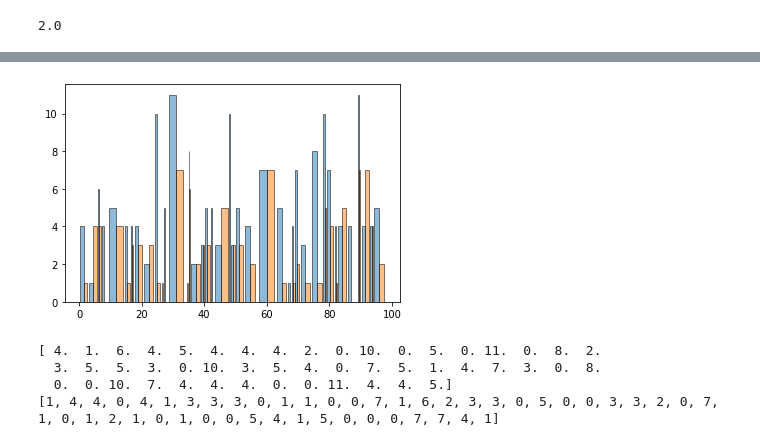
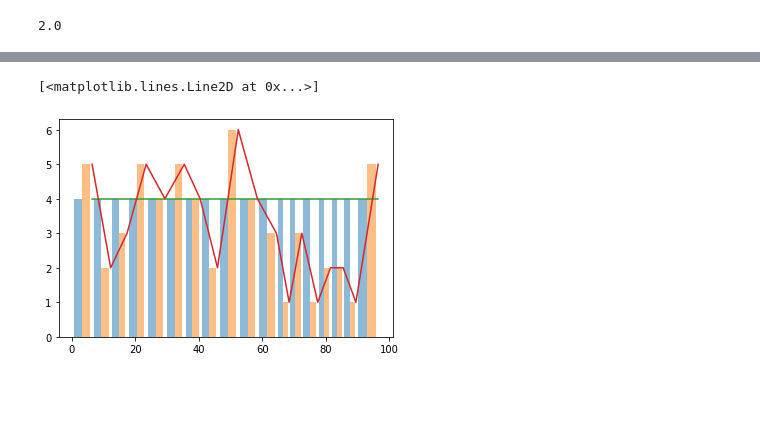
Before and after one commit to delftdata/valentine, a Jupyter notebook: Clustering.ipynb, the cells around one changed output, grey strips where cells are left out. Cells and saved outputs as stored; diff of their text form; code cells hidden in the pictures; blank space fills up the shorter version.

```diff
--- a/Clustering.ipynb
+++ b/Clustering.ipynb
@@ -502,15 +505,3 @@ q_emd(hist1, hist2)
 # np.concatenate((np.array(hist1[1][1][0:-1]), np.array(hist2[1][1][0:-1])))
 
 # dataX['Score'][:100]
-# %%
-i = 0
-fkhist = hist1[1][0]
-pkhist = hist2[1][0]
-
-fkbins = hist1[i][1]
-pkbins = hist2[i][1]
-#         print(np.transpose(np.array(fkhist)))
-# emdscore = emd(np.array(fkhist), np.array(pkhist),
-#                         np.ascontiguousarray(np.array([fkbins[0:-1], pkbins[0:-1]]).T))
-
-wasserstein_distance(np.array(fkhist), np.array(pkhist))
@@ -554,31 +513,44 @@ plt.hist(dataaa, bins=bin_edges, ec='black')
 # %%
 import functools, operator
-psc = np.array(partsupp['PS_Comment'][0:10])
-custc = customer['C_Comment'][0:10]
+from scipy import stats
+
+# psc = np.array(partsupp['PS_Comment'][0:10])
+psc = np.array(partsupp[4][0:10])
+
+# custc = customer['C_Comment'][0:10]
+custc = customer[7][0:10]
 
 table = str.maketrans({key: ' ' for key in string.punctuation})
 psc = np.char.lower([token.translate(table) for token in psc])
 custc = np.char.lower([token.translate(table) for token in custc])
 
 d11 = [nltk.word_tokenize(token) for token in psc]
 d11 = functools.reduce(operator.iconcat, d11, [])
 d12 = [nltk.word_tokenize(token) for token in custc]
 d12 = functools.reduce(operator.iconcat, d12, [])
 
-
 s11 = set(d11)
 s12 = set(d12)
 
 sort = sorted(list(s11.union(s12)))
 wmap = {key: i for (i, key) in enumerate(sort)}
 
 # wmap1 = {key: i for (i, key) in enumerate(s11)}
 
-psc_t = sorted([wmap[token]for token in d11])
-custc_t = sorted([wmap[token]for token in d12])
+psc_t = sorted([wmap[token]for token in list(s11)])
+custc_t = sorted([wmap[token]for token in list(s12)])
 
 rate1 = [i/len(psc_t) for i in range(0, len(psc_t)+1, 4)]
 bin_edges1 = stats.mstats.mquantiles(psc_t, rate1)
 
 rate2 = [i/len(custc_t) for i in range(0, len(custc_t)+1, 4)]
 bin_edges2 = stats.mstats.mquantiles(custc_t, rate2)
+
+occ1, bins, xx = plt.hist([psc_t, custc_t], bins=bin_edges1, alpha=0.5)
+
+# plot the resultint bins to see the distribution
+plt.plot(bins[1:len(bins)], occ1[0])
+plt.plot(bins[1:len(bins)], occ1[1])
+# %% [output]
+[<matplotlib.lines.Line2D at 0x...>]
+[figure, added]
@@ -588,15 +556,0 @@ occ2 = [len(list(filter(lambda x: x >= bin_edges1[i] and x < bin_edges1[i+1], cu
-# %%
-plt.figure()
-occ1, bins, xx = plt.hist([psc_t, custc_t], bins=bin_edges1, ec='black', alpha=0.5)
-# plt.figure()
-# plt.hist(custc_t, bins=bin_edges1, ec='red', stacked=True, alpha=0.5
-# %% [output]
-[figure, removed]
-# %%
-print(occ1)
-print(occ2)
-# %% [output]
-[ 4.  1.  6.  4.  5.  4.  4.  4.  2.  0. 10.  0.  5.  0. 11.  0.  8.  2.
-  3.  5.  5.  3.  0. 10.  3.  5.  4.  0.  7.  5.  1.  4.  7.  3.  0.  8.
-  0.  0. 10.  7.  4.  4.  4.  0.  0. 11.  4.  4.  5.]
-[1, 4, 4, 0, 4, 1, 3, 3, 3, 0, 1, 1, 0, 0, 7, 1, 6, 2, 3, 3, 0, 5, 0, 0, 3, 3, 2, 0, 7, 1, 0, 1, 2, 1, 0, 1, 0, 0, 5, 4, 1, 5, 0, 0, 0, 7, 7, 4, 1]
```
Also changed, not shown: parts of 15 cells of this notebook, 1 other file.
